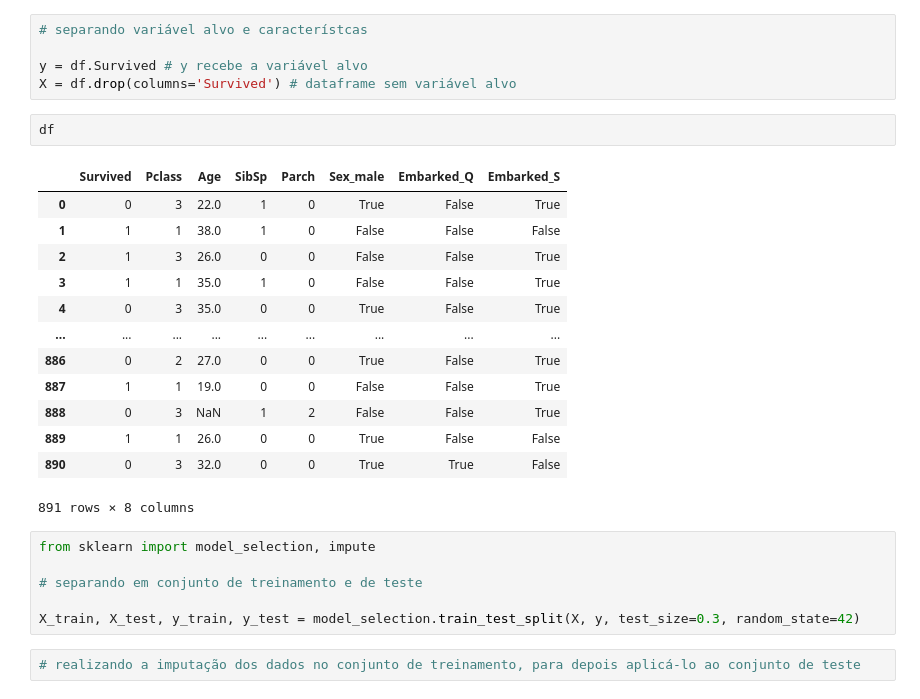
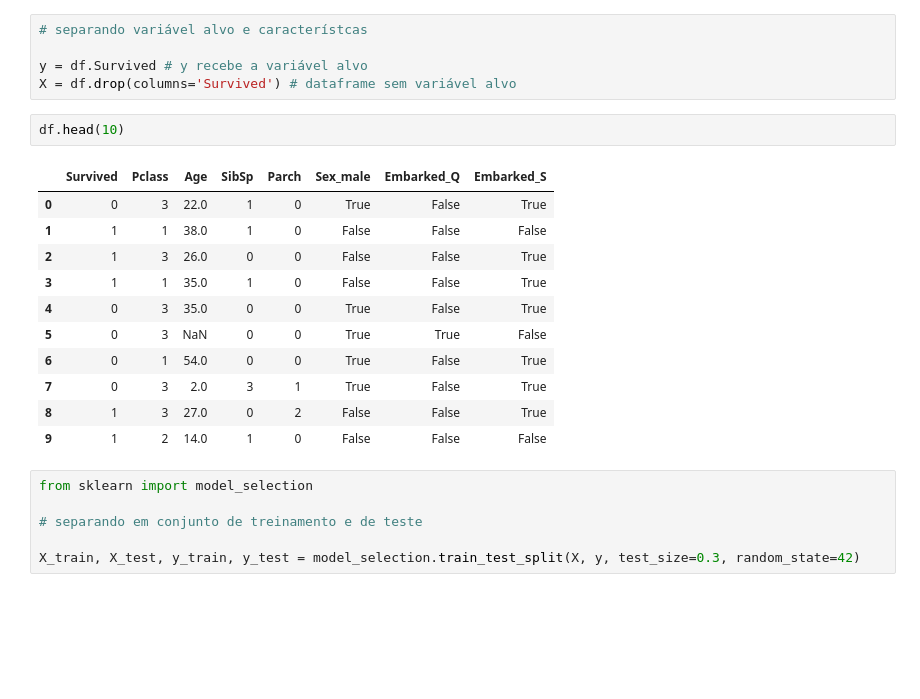
Before and after one commit to sarasantosdev/machine_learning_guia_de_referencia_rapida_estudos, a Jupyter notebook: machine_learning_guia_referencia_rapida.ipynb, the cells around one changed output. Cells and saved outputs as stored; diff of their text form; blank space fills up the shorter version.

```diff
--- a/machine_learning_guia_referencia_rapida.ipynb
+++ b/machine_learning_guia_referencia_rapida.ipynb
@@ -147,26 +147,22 @@ Index(['Survived', 'Pclass', 'Age', 'SibSp', 'Parch', 'Sex_male', 'Embarked_Q',
 y = df.Survived # y recebe a variável alvo
 X = df.drop(columns='Survived') # dataframe sem variável alvo
 # %%
-df
+df.head(10)
 # %% [output]
 |  | Survived | Pclass | Age | SibSp | Parch | Sex_male | Embarked_Q | Embarked_S |
 | 0 | 0 | 3 | 22.0 | 1 | 0 | True | False | True |
 | 1 | 1 | 1 | 38.0 | 1 | 0 | False | False | False |
 | 2 | 1 | 3 | 26.0 | 0 | 0 | False | False | True |
 | 3 | 1 | 1 | 35.0 | 1 | 0 | False | False | True |
 | 4 | 0 | 3 | 35.0 | 0 | 0 | True | False | True |
-| ... | ... | ... | ... | ... | ... | ... | ... | ... |
-| 886 | 0 | 2 | 27.0 | 0 | 0 | True | False | True |
-| 887 | 1 | 1 | 19.0 | 0 | 0 | False | False | True |
-| 888 | 0 | 3 | NaN | 1 | 2 | False | False | True |
-| 889 | 1 | 1 | 26.0 | 0 | 0 | True | False | False |
-| 890 | 0 | 3 | 32.0 | 0 | 0 | True | True | False |
+| 5 | 0 | 3 | NaN | 0 | 0 | True | True | False |
+| 6 | 0 | 1 | 54.0 | 0 | 0 | True | False | True |
+| 7 | 0 | 3 | 2.0 | 3 | 1 | True | False | True |
+| 8 | 1 | 3 | 27.0 | 0 | 2 | False | False | True |
+| 9 | 1 | 2 | 14.0 | 1 | 0 | False | False | False |
-891 rows × 8 columns
 # %%
-from sklearn import model_selection, impute
+from sklearn import model_selection
 
 # separando em conjunto de treinamento e de teste
 
 X_train, X_test, y_train, y_test = model_selection.train_test_split(X, y, test_size=0.3, random_state=42)
-# %%
-# realizando a imputação dos dados no conjunto de treinamento, para depois aplicá-lo ao conjunto de teste
```
Also changed, not shown: parts of 3 cells of this notebook.
